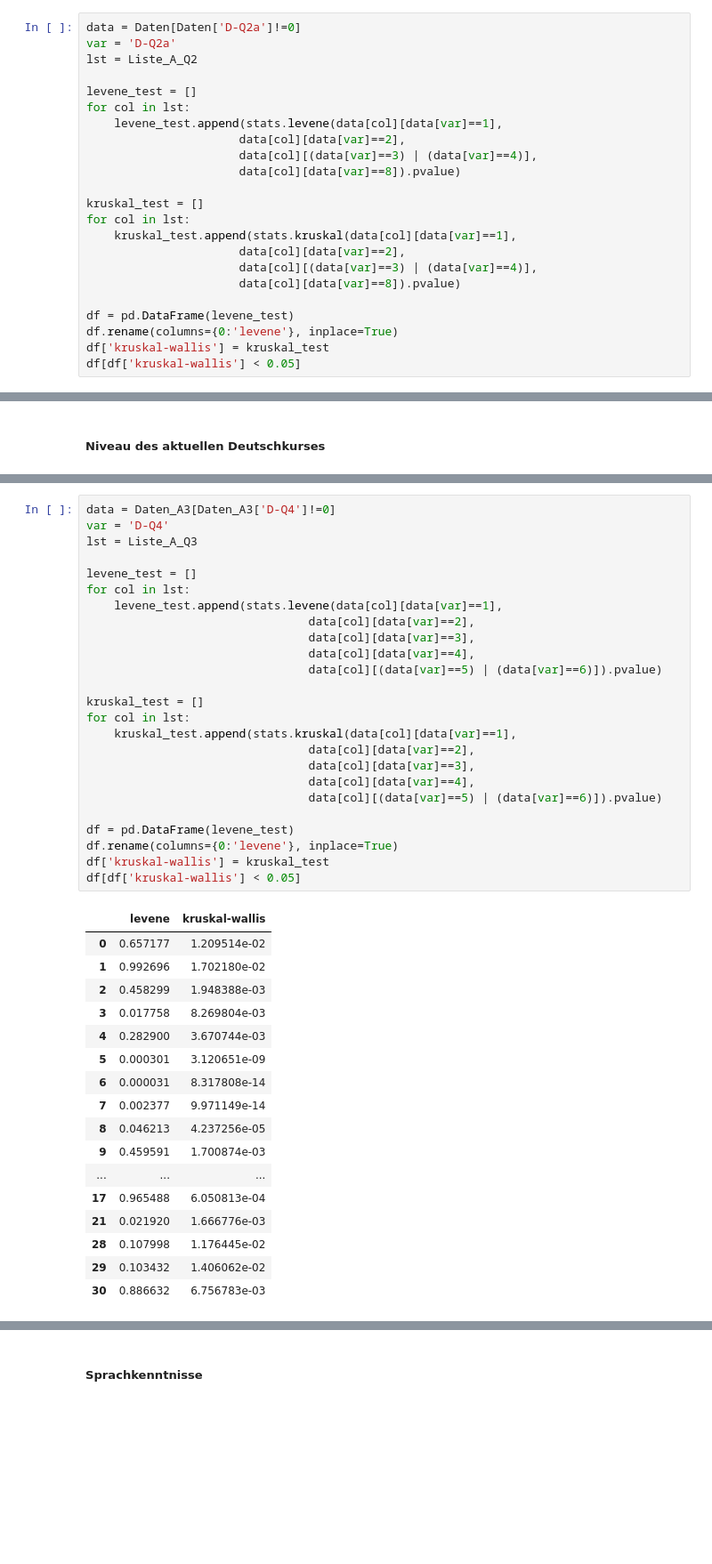
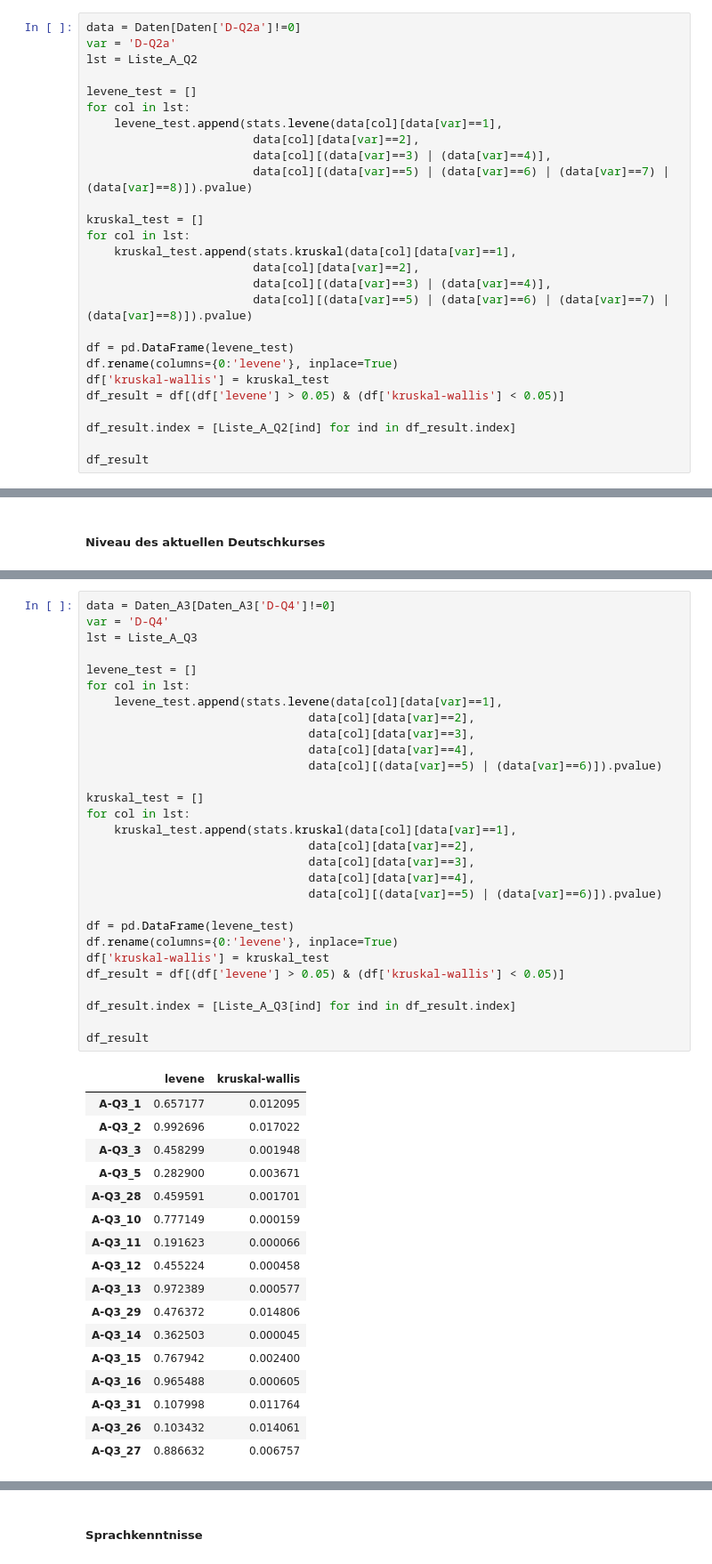
Before and after one commit to martinakienberger/Dissertation_LIS, a Jupyter notebook: Datenanalyse_Inferenz.ipynb, the cells around one changed output, grey strips where cells are left out. Shown at 89% size. Saved outputs shown, nothing was run; the diff lists cells and outputs as text; blank space fills up the shorter version.

```diff
--- a/Datenanalyse_Inferenz.ipynb
+++ b/Datenanalyse_Inferenz.ipynb
@@ -179,20 +194,24 @@ lst = Liste_A_Q2
 levene_test = []
 for col in lst:
     levene_test.append(stats.levene(data[col][data[var]==1],
-                      data[col][data[var]==2],
-                      data[col][(data[var]==3) | (data[var]==4)],
-                      data[col][data[var]==8]).pvalue)
+                        data[col][data[var]==2],
+                        data[col][(data[var]==3) | (data[var]==4)],
+                        data[col][(data[var]==5) | (data[var]==6) | (data[var]==7) | (data[var]==8)]).pvalue)
 
 kruskal_test = []
 for col in lst:
     kruskal_test.append(stats.kruskal(data[col][data[var]==1],
-                      data[col][data[var]==2],
-                      data[col][(data[var]==3) | (data[var]==4)],
-                      data[col][data[var]==8]).pvalue)
+                        data[col][data[var]==2],
+                        data[col][(data[var]==3) | (data[var]==4)],
+                        data[col][(data[var]==5) | (data[var]==6) | (data[var]==7) | (data[var]==8)]).pvalue)
 
 df = pd.DataFrame(levene_test)
 df.rename(columns={0:'levene'}, inplace=True)
 df['kruskal-wallis'] = kruskal_test
-df[df['kruskal-wallis'] < 0.05]
+df_result = df[(df['levene'] > 0.05) & (df['kruskal-wallis'] < 0.05)]
+
+df_result.index = [Liste_A_Q2[ind] for ind in df_result.index]
+
+df_result
 # %% [output]
 |  | levene | kruskal-wallis |
@@ -366,46 +430,50 @@ df_spearman(Daten,'D-Q4',Liste_A_Q2,lim=0.2)
 # %%
 data = Daten_A3[Daten_A3['D-Q4']!=0]
 var = 'D-Q4'
 lst = Liste_A_Q3
 
 levene_test = []
 for col in lst:
     levene_test.append(stats.levene(data[col][data[var]==1],
                                 data[col][data[var]==2],
                                 data[col][data[var]==3],
                                 data[col][data[var]==4],
                                 data[col][(data[var]==5) | (data[var]==6)]).pvalue)
 
 kruskal_test = []
 for col in lst:
     kruskal_test.append(stats.kruskal(data[col][data[var]==1],
                                 data[col][data[var]==2],
                                 data[col][data[var]==3],
                                 data[col][data[var]==4],
                                 data[col][(data[var]==5) | (data[var]==6)]).pvalue)
 
 df = pd.DataFrame(levene_test)
 df.rename(columns={0:'levene'}, inplace=True)
 df['kruskal-wallis'] = kruskal_test
-df[df['kruskal-wallis'] < 0.05]
+df_result = df[(df['levene'] > 0.05) & (df['kruskal-wallis'] < 0.05)]
+
+df_result.index = [Liste_A_Q3[ind] for ind in df_result.index]
+
+df_result
 # %% [output]
 |  | levene | kruskal-wallis |
-| 0 | 0.657177 | 1.209514e-02 |
-| 1 | 0.992696 | 1.702180e-02 |
-| 2 | 0.458299 | 1.948388e-03 |
-| 3 | 0.017758 | 8.269804e-03 |
-| 4 | 0.282900 | 3.670744e-03 |
-| 5 | 0.000301 | 3.120651e-09 |
-| 6 | 0.000031 | 8.317808e-14 |
-| 7 | 0.002377 | 9.971149e-14 |
-| 8 | 0.046213 | 4.237256e-05 |
-| 9 | 0.459591 | 1.700874e-03 |
-| ... | ... | ... |
-| 17 | 0.965488 | 6.050813e-04 |
-| 21 | 0.021920 | 1.666776e-03 |
-| 28 | 0.107998 | 1.176445e-02 |
-| 29 | 0.103432 | 1.406062e-02 |
-| 30 | 0.886632 | 6.756783e-03 |
+| A-Q3_1 | 0.657177 | 0.012095 |
+| A-Q3_2 | 0.992696 | 0.017022 |
+| A-Q3_3 | 0.458299 | 0.001948 |
+| A-Q3_5 | 0.282900 | 0.003671 |
+| A-Q3_28 | 0.459591 | 0.001701 |
+| A-Q3_10 | 0.777149 | 0.000159 |
+| A-Q3_11 | 0.191623 | 0.000066 |
+| A-Q3_12 | 0.455224 | 0.000458 |
+| A-Q3_13 | 0.972389 | 0.000577 |
+| A-Q3_29 | 0.476372 | 0.014806 |
+| A-Q3_14 | 0.362503 | 0.000045 |
+| A-Q3_15 | 0.767942 | 0.002400 |
+| A-Q3_16 | 0.965488 | 0.000605 |
+| A-Q3_31 | 0.107998 | 0.011764 |
+| A-Q3_26 | 0.103432 | 0.014061 |
+| A-Q3_27 | 0.886632 | 0.006757 |
 # %%
 df_spearman(Daten_A3,'D-Q4',Liste_A_Q3,lim=0.2)
 # %% [output]
```
Also changed, not shown: parts of 38 cells of this notebook.
